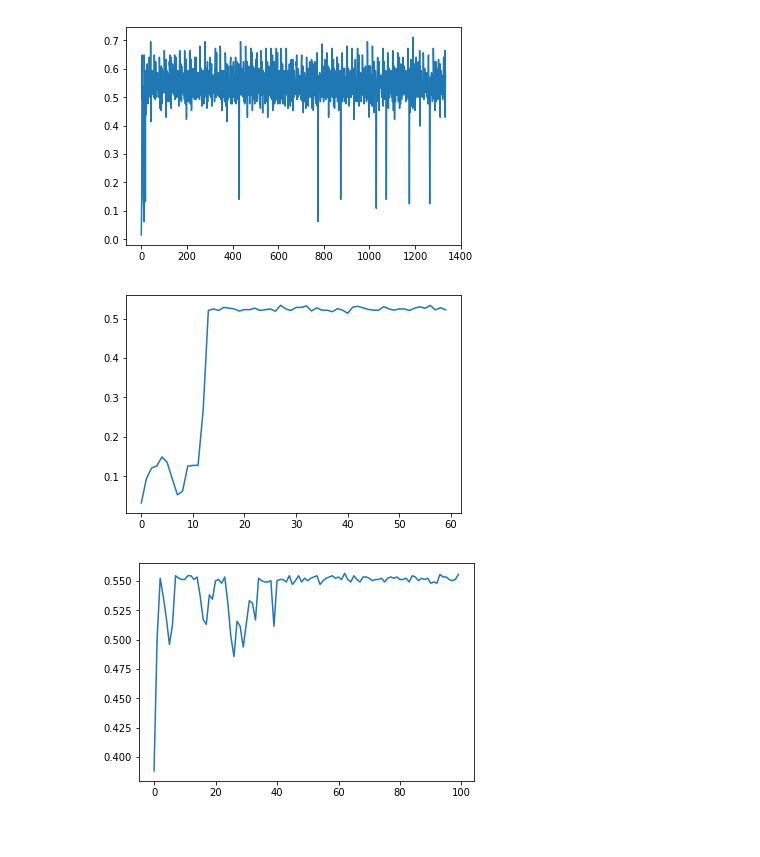
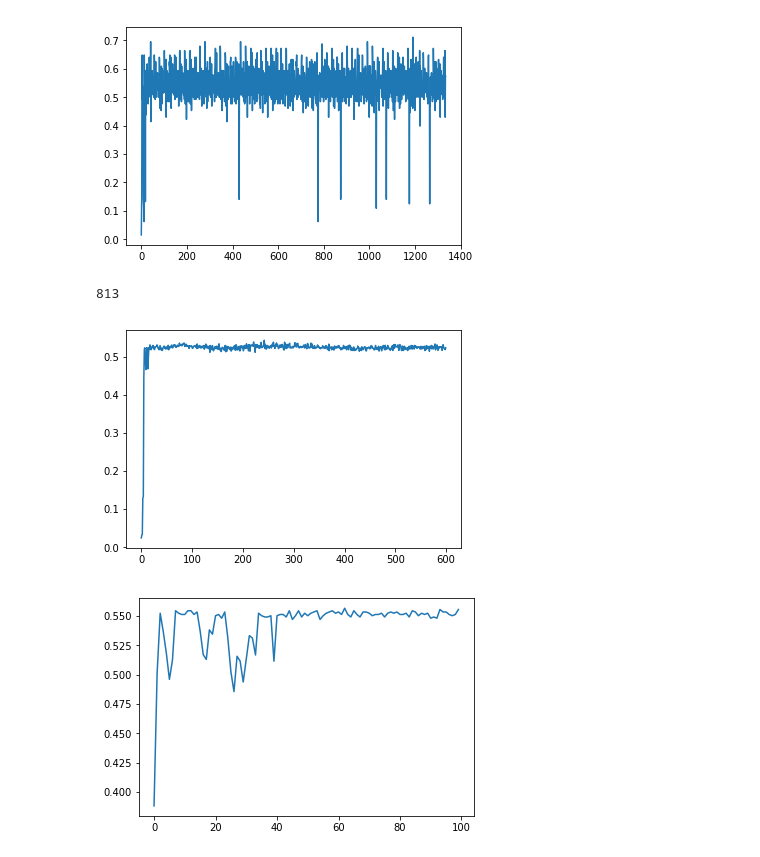
Before and after one commit to noushinquazi/Accidental-Death-ML, a Jupyter notebook: nn_training.ipynb, the cells around one changed output. Cells and saved outputs as stored; diff of their text form; code cells hidden in the pictures.

```diff
--- a/nn_training.ipynb
+++ b/nn_training.ipynb
@@ -39,14 +39,16 @@ train_model(model,variables,epochs=60)
 [figure]
 [figure]
 # %%
-end = int(data.shape[0]*.2)
-small_sample_x = data[:end,:]
-small_sample_y = death[:end,:]
+for frac in np.linspace(0,1,num=5):
+    end = int(data.shape[0]*frac)
+    small_sample_x = data[:end,:]
+    small_sample_y = death[:end,:]
 
-model, variables = create_vanilla_nn(small_sample_x,small_sample_y,"adam",learning_rate=0.01,batch_size=128,layers=[(20,"sigmoid")])
-train_model(model,variables,epochs=60)
+    model, variables = create_vanilla_nn(small_sample_x,small_sample_y,"adam",learning_rate=0.01,batch_size=128,layers=[(20,"sigmoid")])
+    train_model(model,variables,epochs=600)
 # %% [output]
+813
-[figure, old version]
+[figure, new version]
 # %%
 layers =[(20,"sigmoid"),(20,"sigmoid")]
 model, variables = create_vanilla_nn(data,death,optimizer_name="adam",learning_rate= 0.1,
```
Also changed, not shown: 2 other files.
